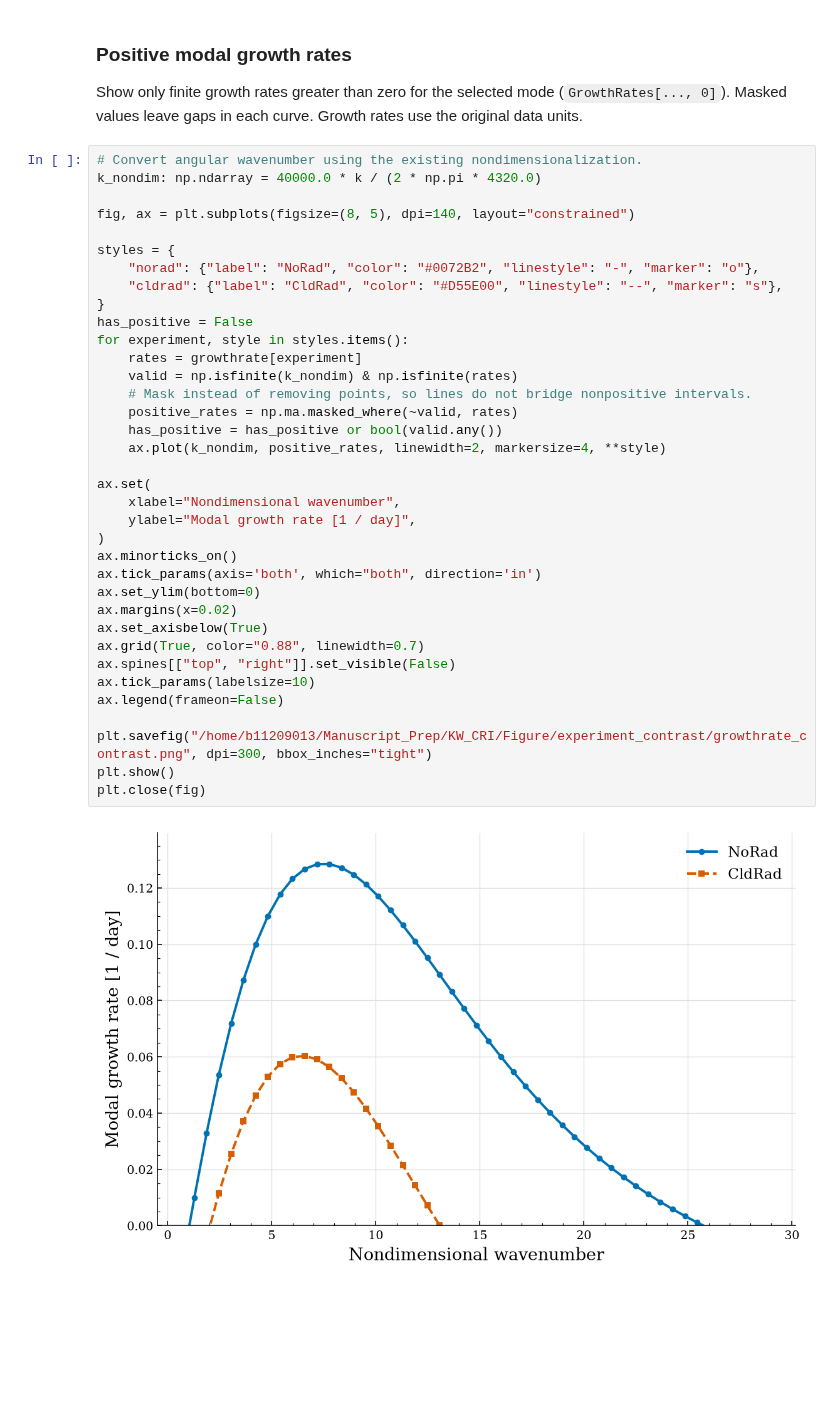
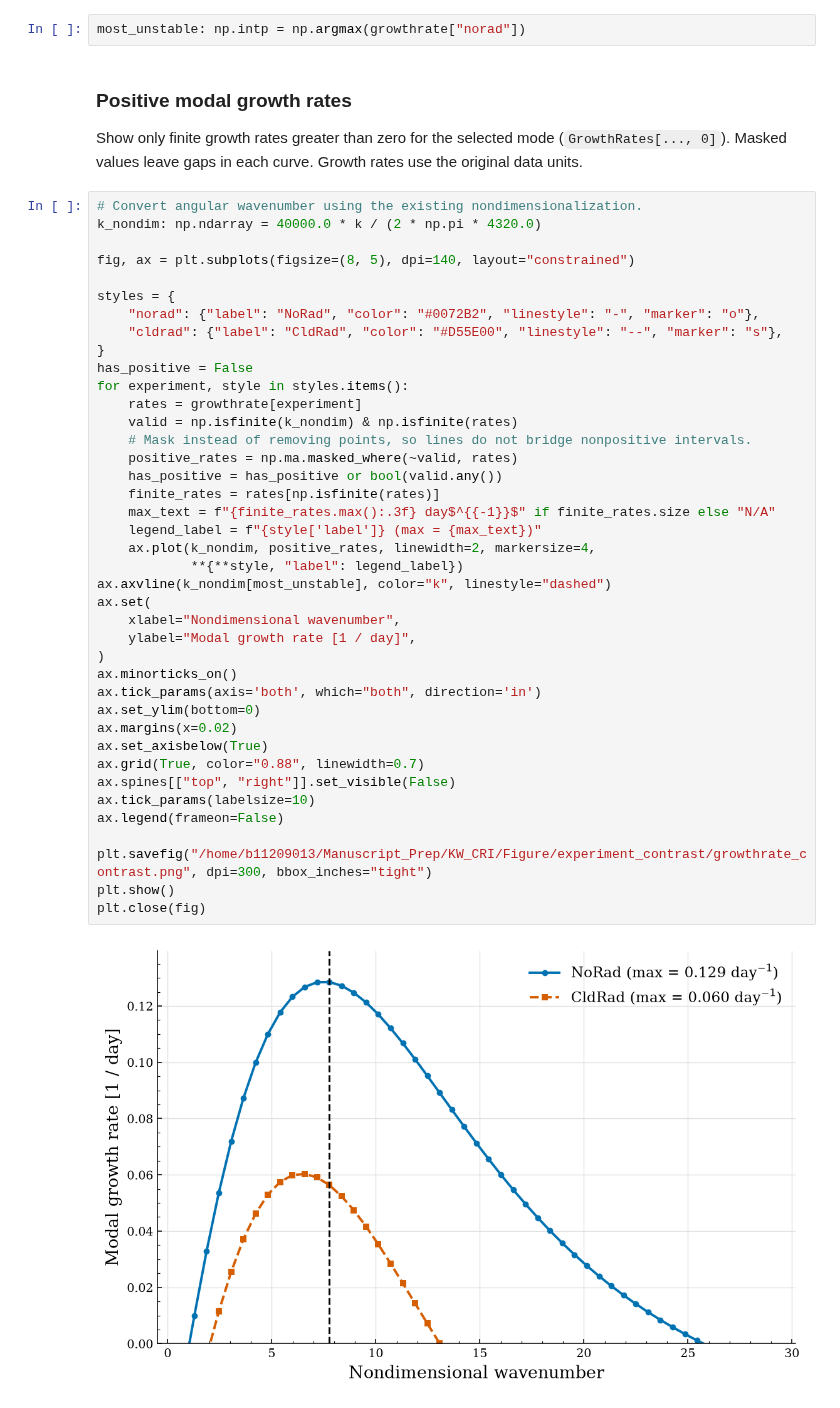
Before and after one commit to JosephKan828/KW_CRI_manuscript, a Jupyter notebook: Code/model/GrowthRate_compare.ipynb, the cells around one changed output. Drawn from its saved outputs; the diff is of its cells as text; blank space fills up the shorter version.

Commit message:
2026/09/15 comstrat between growth rate

```diff
--- a/Code/model/GrowthRate_compare.ipynb
+++ b/Code/model/GrowthRate_compare.ipynb
@@ -45,3 +47,5 @@ with h5py.File(input_dir / "CldRad/EigenAnalysis.h5", "r") as cldrad_ds:
+# %%
+most_unstable: np.intp = np.argmax(growthrate["norad"])
 # %% [markdown]
 ### Positive modal growth rates
 
@@ -54,33 +58,37 @@ fig, ax = plt.subplots(figsize=(8, 5), dpi=140, layout="constrained")
 
 styles = {
     "norad": {"label": "NoRad", "color": "#0072B2", "linestyle": "-", "marker": "o"},
     "cldrad": {"label": "CldRad", "color": "#D55E00", "linestyle": "--", "marker": "s"},
 }
 has_positive = False
 for experiment, style in styles.items():
     rates = growthrate[experiment]
     valid = np.isfinite(k_nondim) & np.isfinite(rates)
     # Mask instead of removing points, so lines do not bridge nonpositive intervals.
     positive_rates = np.ma.masked_where(~valid, rates)
     has_positive = has_positive or bool(valid.any())
-    ax.plot(k_nondim, positive_rates, linewidth=2, markersize=4, **style)
-
+    finite_rates = rates[np.isfinite(rates)]
+    max_text = f"{finite_rates.max():.3f} day$^{{-1}}$" if finite_rates.size else "N/A"
+    legend_label = f"{style['label']} (max = {max_text})"
+    ax.plot(k_nondim, positive_rates, linewidth=2, markersize=4,
+            **{**style, "label": legend_label})
+ax.axvline(k_nondim[most_unstable], color="k", linestyle="dashed")
 ax.set(
     xlabel="Nondimensional wavenumber",
     ylabel="Modal growth rate [1 / day]",
 )
 ax.minorticks_on()
 ax.tick_params(axis='both', which="both", direction='in')
 ax.set_ylim(bottom=0)
 ax.margins(x=0.02)
 ax.set_axisbelow(True)
 ax.grid(True, color="0.88", linewidth=0.7)
 ax.spines[["top", "right"]].set_visible(False)
 ax.tick_params(labelsize=10)
 ax.legend(frameon=False)
 
 plt.savefig("/home/b11209013/Manuscript_Prep/KW_CRI/Figure/experiment_contrast/growthrate_contrast.png", dpi=300, bbox_inches="tight")
 plt.show()
 plt.close(fig)
 # %% [output]
-[figure, old version]
+[figure, new version]
```
Also changed, not shown: parts of 1 cell of this notebook, 3 other files.
